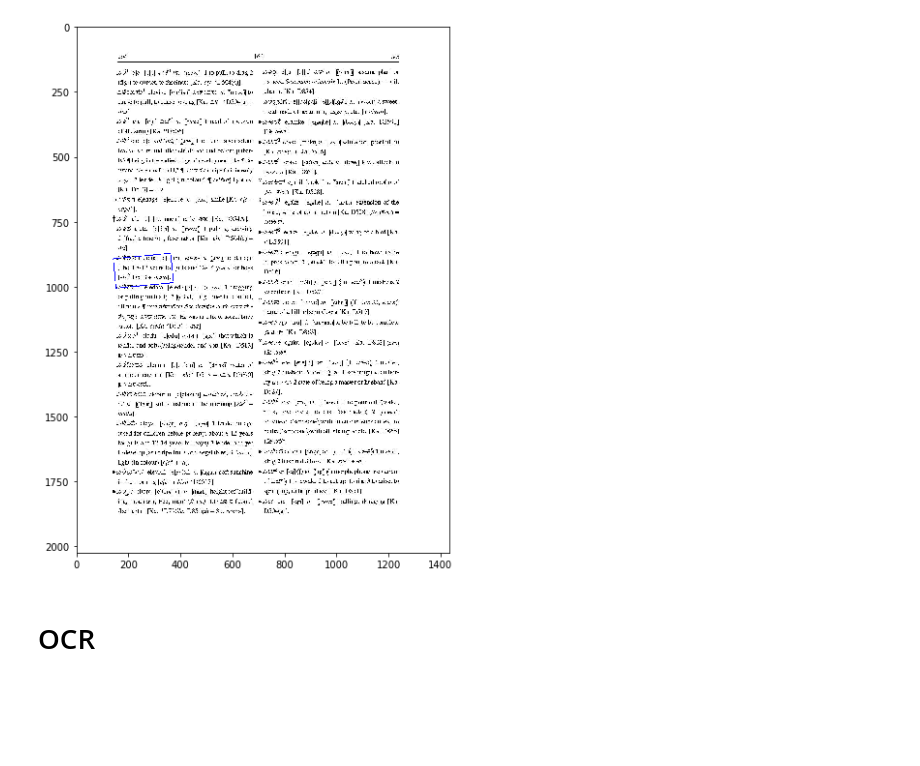
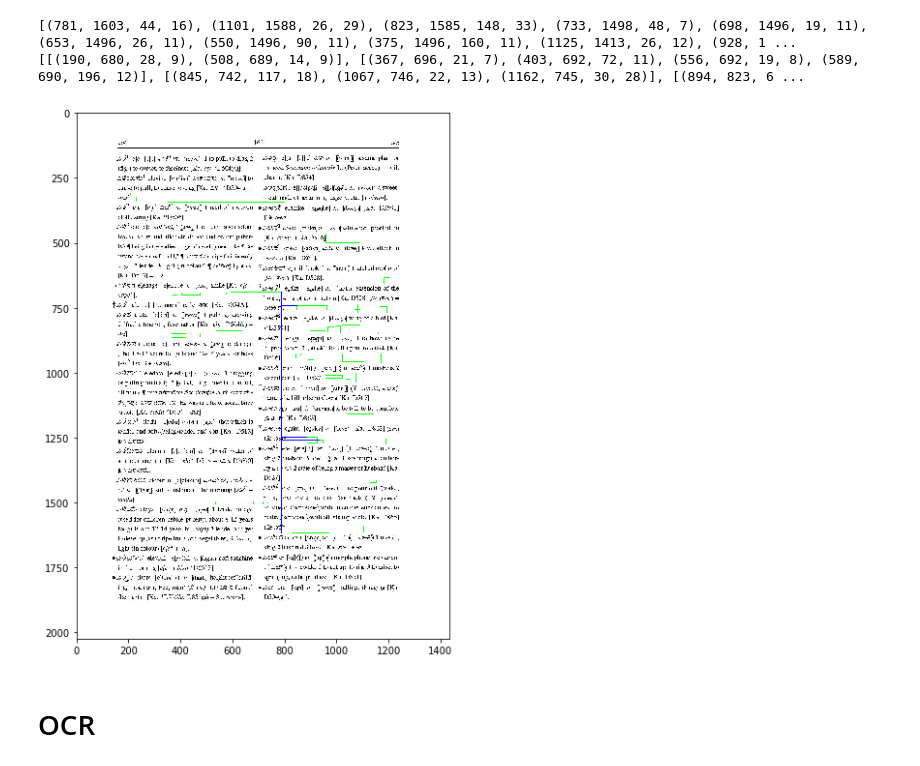
Before and after one commit to p-acharya/opencv_ocr, a Jupyter notebook: ocr_clean.ipynb, the cells around one changed output. Drawn from its saved outputs; the diff is of its cells as text; code cells hidden in the pictures; blank space fills up the shorter version.

```diff
--- a/ocr_clean.ipynb
+++ b/ocr_clean.ipynb
@@ -26,45 +20,95 @@ pg188 = "jpgs/output-190-to-190.jpg"
 os.path.isfile(pg188)
 tc = cv2.imread(pg188)
 # sa(tc)
 
 im = tc.copy()
 im_gray=cv2.cvtColor(im,cv2.COLOR_BGR2GRAY)
 ret,thresh = cv2.threshold(im_gray,127,255,cv2.THRESH_BINARY_INV)
 # sa(thresh)
 
 edges = cv2.Canny(im_gray,50,150,apertureSize = 3)
-# minLineLength = 20
-# maxLineGap = 500
-# lines = cv2.HoughLinesP(edges,1,np.pi/180,100,minLineLength,maxLineGap)
-lines = cv2.HoughLinesP(edges,rho = 1,theta = 1*np.pi/180,threshold = 100,minLineLength = 20,maxLineGap = 400)
+
+rho = 1  # distance resolution in pixels of the Hough grid
+theta = np.pi / 180  # angular resolution in radians of the Hough grid
+threshold = 10  # minimum number of votes (intersections in Hough grid cell)
+min_line_length = 200  # minimum number of pixels making up a line
+max_line_gap = 500  # maximum gap in pixels between connectable line segments
+# line_image = np.copy(img) * 0  # creating a blank to draw lines on
+
+# Run Hough on edge detected image
+# Output "lines" is an array containing endpoints of detected line segments
+lines = cv2.HoughLinesP(edges, rho, theta, threshold, np.array([]),
+                    min_line_length, max_line_gap)
+
 for line in lines:
     for x1,y1,x2,y2 in line:
-        cv2.line(thresh,(x1,y1),(x2,y2),(0),5)
-# sa(thresh)
+        cv2.line(thresh,(x1,y1),(x2,y2),(255,0,0),15)
+# minLineLength = 1
+# maxLineGap = 500
+# # lines=np.empty()
+# # lines = cv2.HoughLinesP(edges,1,np.pi/180,100,minLineLength,maxLineGap)
+# # print(lines)
+# # lines = cv2.HoughLinesP(edges,1,np.pi/180,100,lines=np.array([]), minLineLength=1,maxLineGap=500)
+# # print(lines)
+# # lines = cv2.HoughLinesP(edges,rho = 1,theta = 1*np.pi/180,lines = 100, threshold = 100, minLineLength = 100,maxLineGap = 100)
+# # print(lines)
+# for line in lines:
+#     for x1,y1,x2,y2 in line:
+#         cv2.line(thresh,(x1,y1),(x2,y2),(0),5)
+# # sa(thresh)
 
 kernel = np.ones((3,3),np.uint8)
-
-thresh = cv2.dilate(thresh,kernel,iterations = 10)
+thresh = cv2.erode(thresh, np.ones((1, 1) ,np.uint8), iterations=5)
+# thresh = cv2.dilate(erosion,kernel,iterations = 10)
 # struct = cv2.getStructuringElement(cv2.MORPH_RECT, (100,100))
 # thresh = cv2.dilate(thresh, struct, anchor=(-1, -1), iterations=20)
 
 contours, hierarchy = cv2.findContours(thresh,cv2.RETR_EXTERNAL,cv2.CHAIN_APPROX_SIMPLE)
 minArea=10000 #nothing
 for cnt in contours:
     area=cv2.contourArea(cnt)
     if(area>minArea):
         rect = cv2.minAreaRect(cnt)
         box = cv2.boxPoints(rect)
         box = np.int0(box)
         cv2.drawContours(im,[box],0,(0,0,255),2)
 
+
+text_boxes = find_text_boxes(thresh)
+# print(text_boxes)
+cells = find_table_in_boxes(text_boxes)
+# print(cells)
+hor_lines, ver_lines = build_lines(cells)
+
+
+imt = tc.copy()
+
+for box in text_boxes:
+    (x, y, w, h) = box
+    cv2.rectangle(imt, (x, y), (x + w - 2, y + h - 2), (0, 255, 0), 1)
+
+for line in hor_lines:
+    [x1, y1, x2, y2] = line
+    cv2.line(imt, (x1, y1), (x2, y2), (0, 0, 255), 1)
+
+for line in ver_lines:
+    [x1, y1, x2, y2] = line
+    cv2.line(imt, (x1, y1), (x2, y2), (0, 0, 255), 1)
+
+
 fig2 = plt.figure(figsize = (15,10)) # create a 5 x 5 figure
-plt.imshow(edges,cmap = 'gray')
-plt.imshow(thresh,cmap = 'gray')
-plt.imshow(im,cmap = 'gray')
+# # plt.subplot(131)
+# # plt.imshow(edges,cmap = 'gray')
+# # plt.subplot(132)
+# # plt.imshow(thresh,cmap = 'gray')
+# # plt.subplot(133)
+plt.subplot(111)
+plt.imshow(imt,cmap = 'gray')
 plt.show()
 # %% [output]
+[(781, 1603, 44, 16), (1101, 1588, 26, 29), (823, 1585, 148, 33), (733, 1498, 48, 7), (698, 1496, 19, 11), (653, 1496, 26, 11), (550, 1496, 90, 11), (375, 1496, 160, 11), (1125, 1413, 26, 12), (928, 1 ...
+[[(190, 680, 28, 9), (508, 689, 14, 9)], [(367, 696, 21, 7), (403, 692, 72, 11), (556, 692, 19, 8), (589, 690, 196, 12)], [(845, 742, 117, 18), (1067, 746, 22, 13), (1162, 745, 30, 28)], [(894, 823, 6 ...
-[figure, old version]
+[figure, new version]
 # %% [markdown]
 
 # OCR
```
Also changed, not shown: parts of 2 cells of this notebook.
